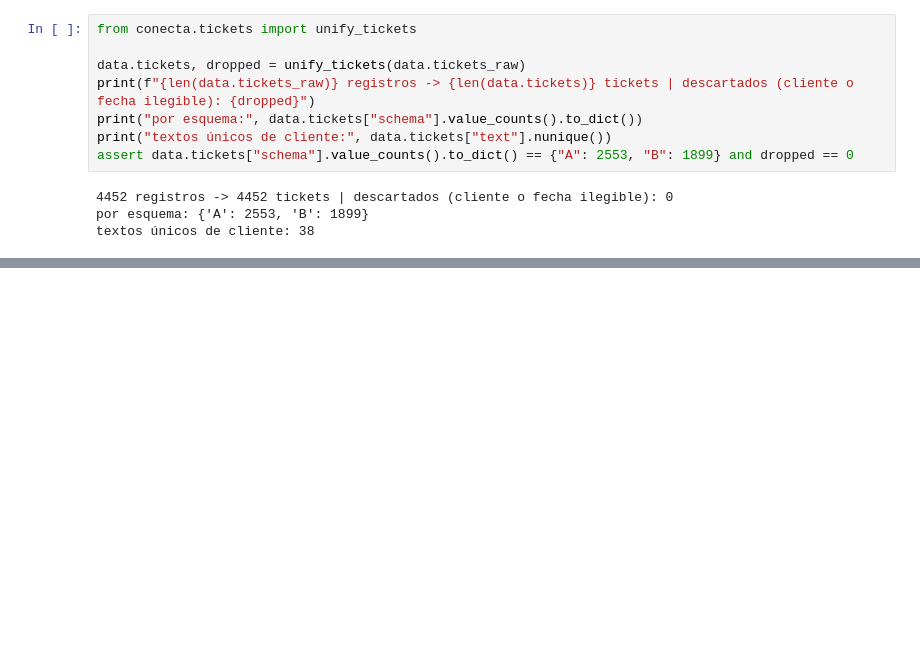
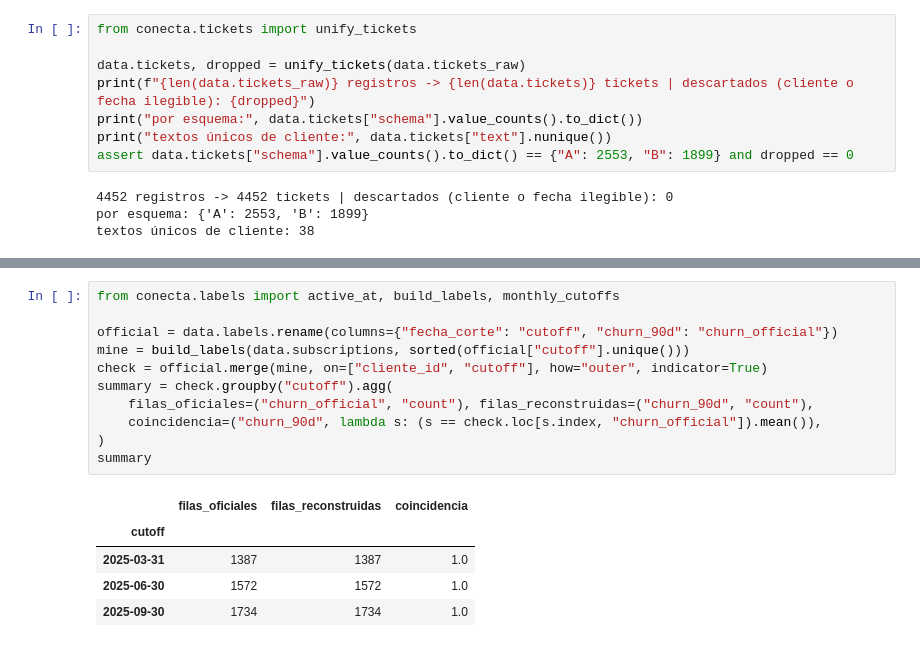
Before and after one commit to unfresh25/conecta-churn, a Jupyter notebook: solucion.ipynb, the cells around one changed output, grey strips where cells are left out. Drawn from its saved outputs; the diff is of its cells as text; blank space fills up the shorter version.

```diff
--- a/solucion.ipynb
+++ b/solucion.ipynb
@@ -150,0 +161,17 @@ textos únicos de cliente: 38
+# %%
+from conecta.labels import active_at, build_labels, monthly_cutoffs
+
+official = data.labels.rename(columns={"fecha_corte": "cutoff", "churn_90d": "churn_official"})
+mine = build_labels(data.subscriptions, sorted(official["cutoff"].unique()))
+check = official.merge(mine, on=["cliente_id", "cutoff"], how="outer", indicator=True)
+summary = check.groupby("cutoff").agg(
+    filas_oficiales=("churn_official", "count"), filas_reconstruidas=("churn_90d", "count"),
+    coincidencia=("churn_90d", lambda s: (s == check.loc[s.index, "churn_official"]).mean()),
+)
+summary
+# %% [output]
+|  | filas_oficiales | filas_reconstruidas | coincidencia |
+| cutoff |  |  |  |
+| 2025-03-31 | 1387 | 1387 | 1.0 |
+| 2025-06-30 | 1572 | 1572 | 1.0 |
+| 2025-09-30 | 1734 | 1734 | 1.0 |
```
Also changed, not shown: parts of 6 cells of this notebook, 2 other files.
